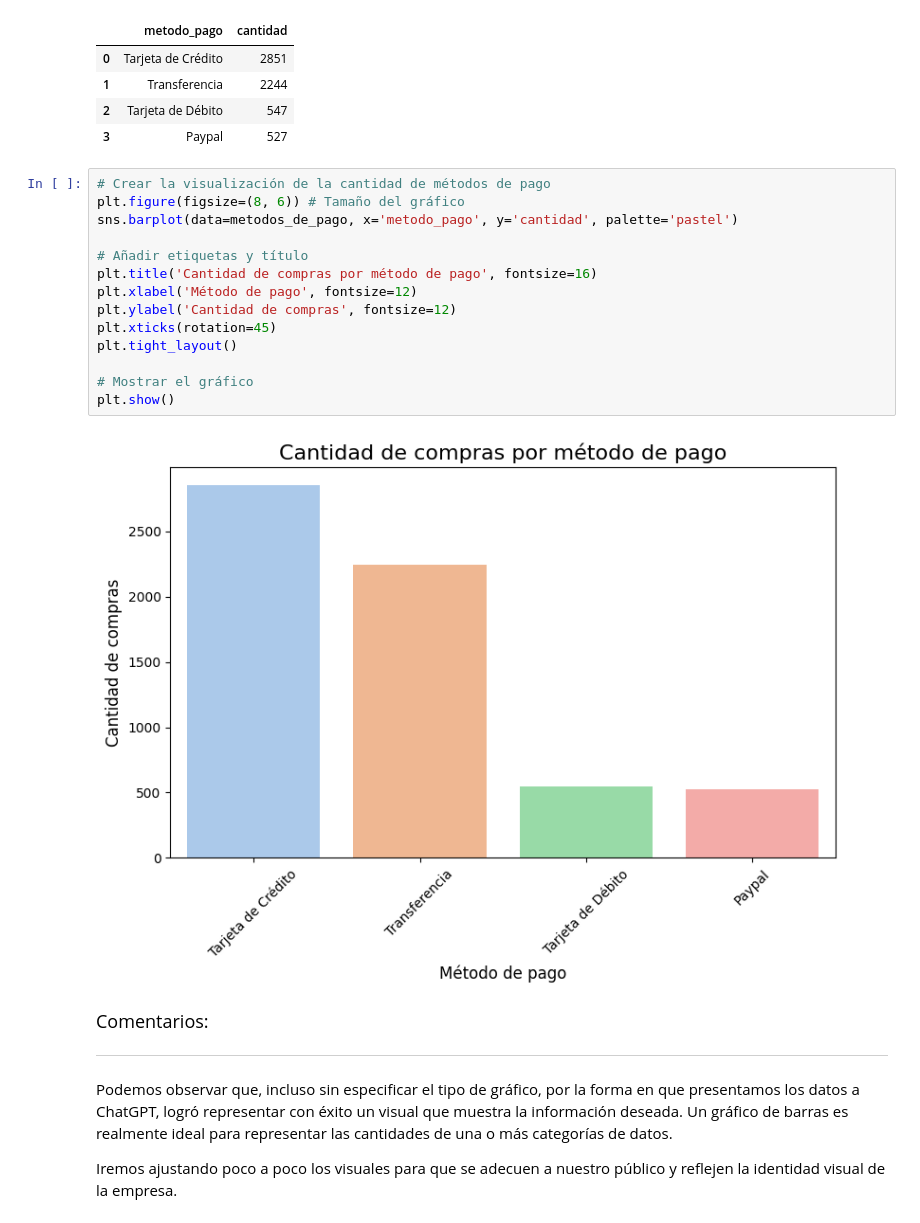
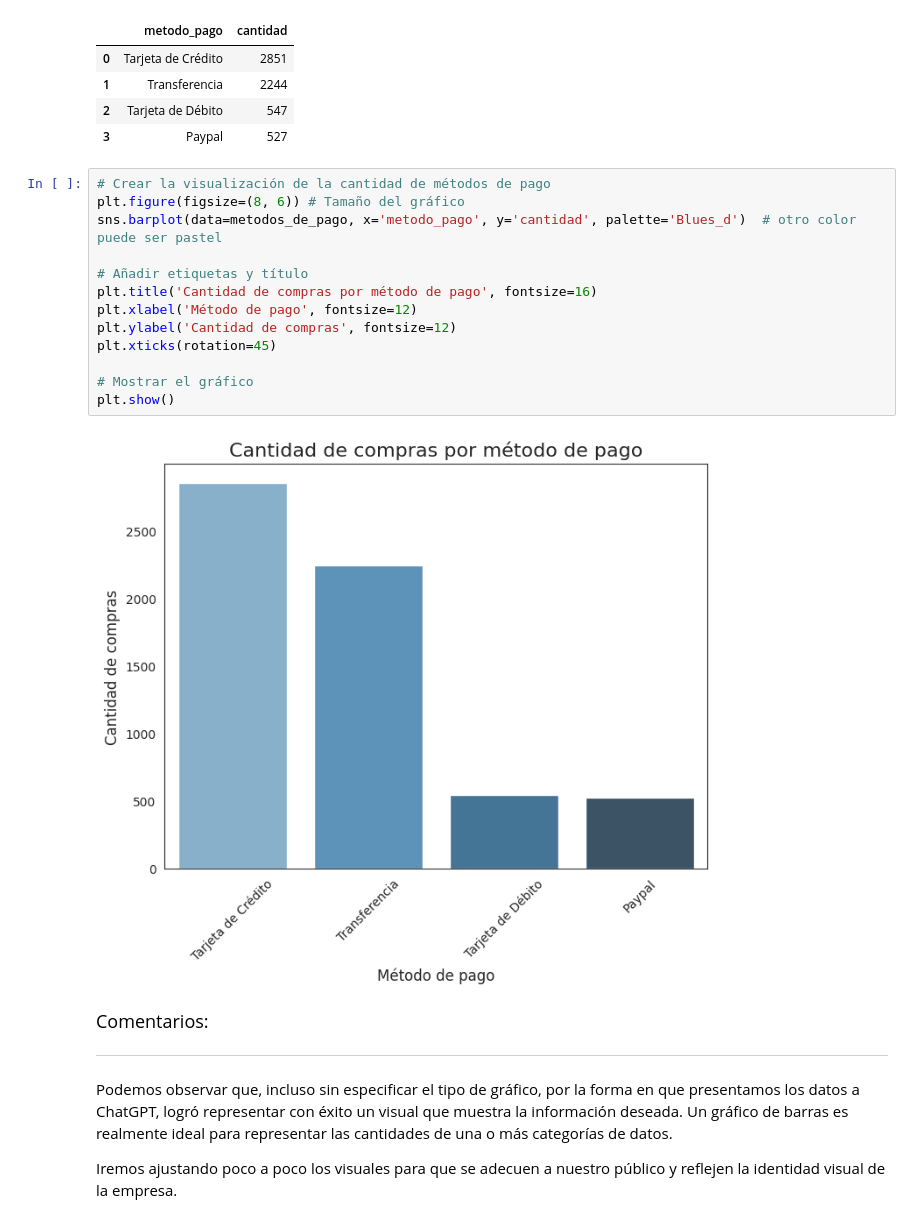
Before and after one commit to evs-11/IA_aplicada_a-_la_ciencia_de_datos, a Jupyter notebook: IA_aplicada_a_ciencia_de_datos.ipynb, the cells around one changed output. Saved outputs shown, nothing was run; the diff lists cells and outputs as text.

```diff
--- a/IA_aplicada_a_ciencia_de_datos.ipynb
+++ b/IA_aplicada_a_ciencia_de_datos.ipynb
@@ -554,19 +554,18 @@ metodos_de_pago
 # %%
 # Crear la visualización de la cantidad de métodos de pago
 plt.figure(figsize=(8, 6)) # Tamaño del gráfico
-sns.barplot(data=metodos_de_pago, x='metodo_pago', y='cantidad', palette='pastel')
+sns.barplot(data=metodos_de_pago, x='metodo_pago', y='cantidad', palette='Blues_d')  # otro color puede ser pastel
 
 # Añadir etiquetas y título
 plt.title('Cantidad de compras por método de pago', fontsize=16)
 plt.xlabel('Método de pago', fontsize=12)
 plt.ylabel('Cantidad de compras', fontsize=12)
 plt.xticks(rotation=45)
-plt.tight_layout()
 
 # Mostrar el gráfico
 plt.show()
 # %% [output]
-[figure, old version]
+[figure, new version]
 # %% [markdown]
 
 <font color="7b71ff" size=4> Comentarios: </font>
```
Also changed, not shown: parts of 14 cells of this notebook.
